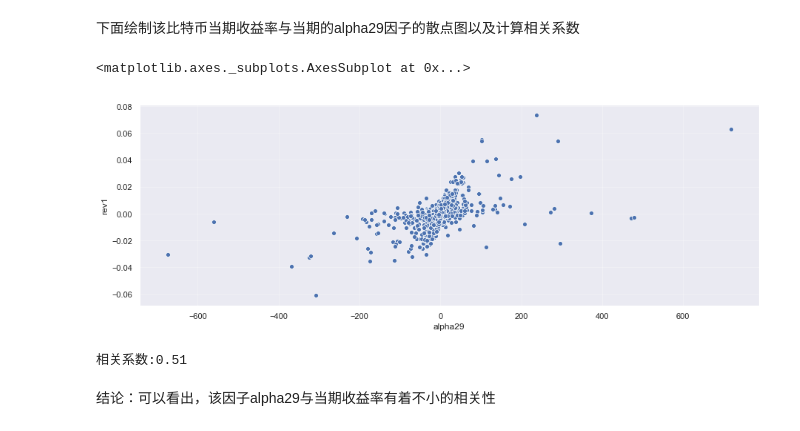
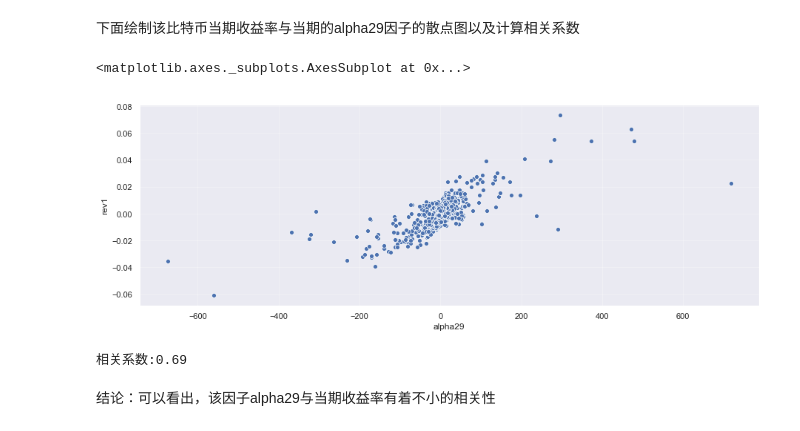
Before and after one commit to CultivateHao/OFO2, a Jupyter notebook: 456更新1.ipynb, the cells around one changed output. Saved outputs shown, nothing was run; the diff lists cells and outputs as text; code cells hidden in the pictures.

```diff
--- a/HW.ipynb
+++ b/456更新1.ipynb
@@ -305,21 +305,21 @@ import pandas as pd
 # %%
 new = pd.concat([dv1H.get_ts('close',date_type='datetime'),dv1H.get_ts('alpha29',date_type='datetime')]\
                 ,axis=1,keys=['close','alpha29'])
 NEW = new.swaplevel(axis=1)['BTCUSDT:binance']
 
 import seaborn as sns
 sns.set()
-NEW['rev1'] = NEW['close'].pct_change(1).shift(1)
+NEW['rev1'] = NEW['close'].pct_change(1)
 plt.figure(figsize=(15,5))
 sns.scatterplot(x="alpha29", y="rev1",
                 data=NEW)
 # %% [output]
 <matplotlib.axes._subplots.AxesSubplot at 0x...>
-[figure, old version]
+[figure, new version]
 # %%
 print('相关系数:%.2f'%NEW['rev1'].corr(NEW['alpha29']))
 # %% [output]
-相关系数:0.51
+相关系数:0.69
 # %% [markdown]
 结论：可以看出，该因子alpha29与当期收益率有着不小的相关性
 # %% [markdown]
```
Also changed, not shown: parts of 41 cells of this notebook.
